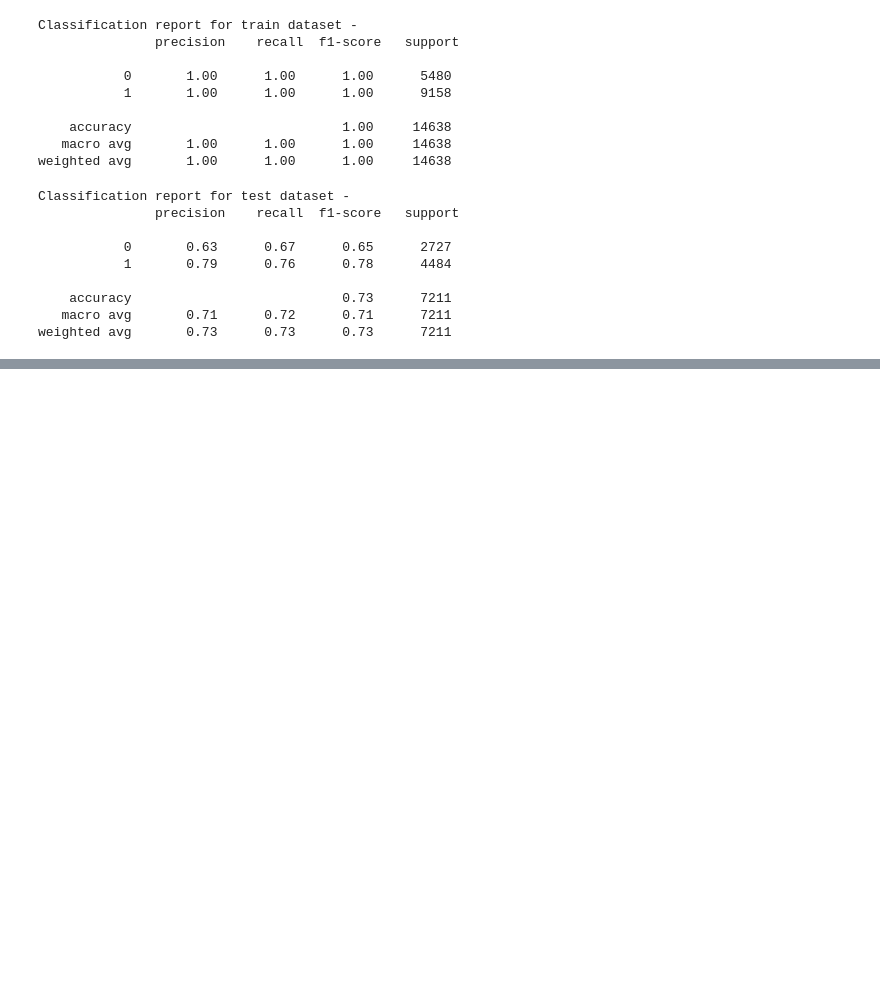
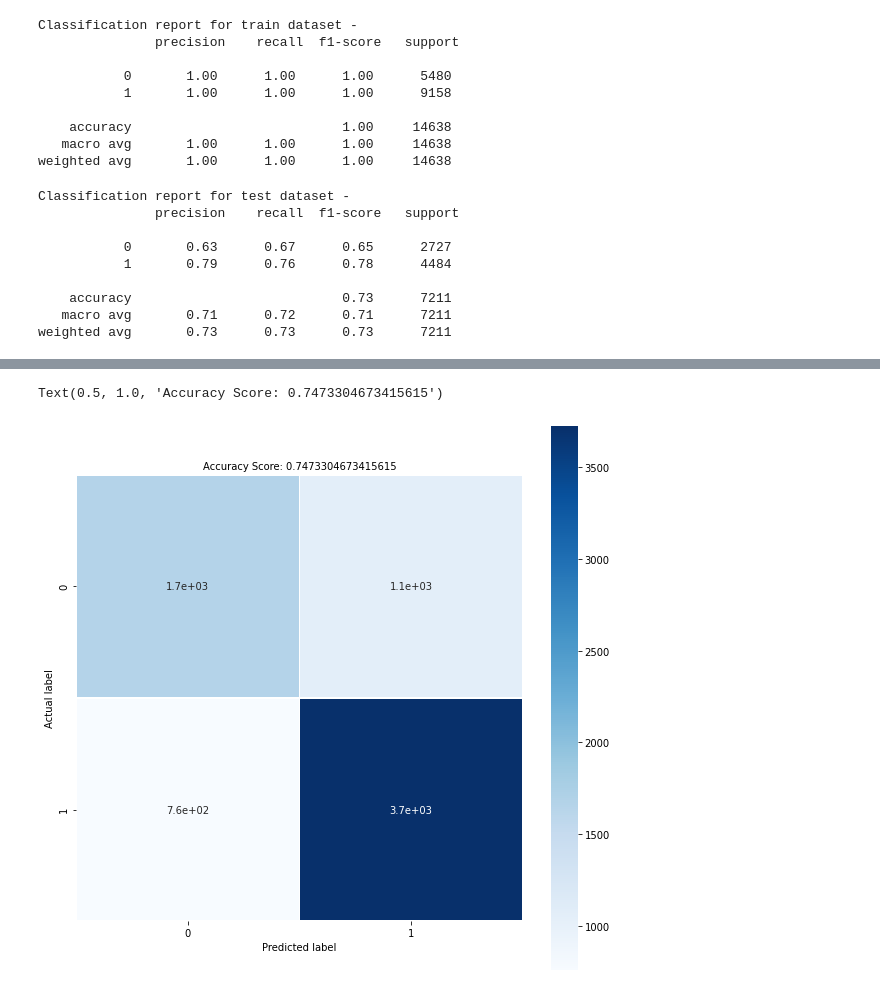
Before and after one commit to rajbeniwal710/Classification_Models, a Jupyter notebook: Decision_Tree.ipynb, the cells around one changed output, grey strips where cells are left out. Drawn from its saved outputs; the diff is of its cells as text; code cells hidden in the pictures; blank space fills up the shorter version.

```diff
--- a/Decision_Tree.ipynb
+++ b/Decision_Tree.ipynb
@@ -175,0 +186,27 @@ dec_tree = plot_tree(decision_tree=dtree, feature_names = x.columns)
+# %%
+pca = decomposition.PCA()
+# Creating a DecisionTreeClassifier
+dec_tree = DecisionTreeClassifier()
+# %%
+#tranforming the data with PCA.
+#training a Decision Tree Classifier on the data.
+pipe = Pipeline(steps=[('pca', pca),('dec_tree', dec_tree)])
+
+# Creating a list of a sequence of integers from 1 to 30 (the number of features in X + 1)
+n_components = list(range(1,X_train.shape[1]+1,1))
+
+# Creating lists of parameter for Decision Tree Classifier
+criterion = ['gini', 'entropy']
+max_depth = [2,4,6,8,10,12]
+# %%
+# Creating a dictionary of all the parameter options
+# Note that we can access the parameters of steps of a pipeline by using '__’
+parameters = dict(pca__n_components=n_components, dec_tree__criterion=criterion,
+                  dec_tree__max_depth=max_depth)
+
+# Conducting Parameter Optmization With Pipeline
+# Creating a grid search object
+clf_GS = GridSearchCV(pipe, parameters)
+
+# Fitting the grid search
+clf_GS.fit(X_train, y_train)
@@ -175,0 +261,4 @@ dec_tree = plot_tree(decision_tree=dtree, feature_names = x.columns)
+# %%
+# Predicting the values of test data
+y_pred = clf_GS.predict(X_test)
+print("Classification report for test dataset - \n", classification_report(y_test,y_pred))
@@ -175,0 +275,11 @@ dec_tree = plot_tree(decision_tree=dtree, feature_names = x.columns)
+# %%
+cm = confusion_matrix(y_test, y_pred)
+plt.figure(figsize=(10,10))
+sns.heatmap(data=cm,linewidths=.8, annot=True,square = True,  cmap = 'Blues')
+plt.ylabel('Actual label')
+plt.xlabel('Predicted label')
+all_sample_title = 'Accuracy Score: {0}'.format(clf_GS.score(X_test, y_test))
+plt.title(all_sample_title, size = 10)
+# %% [output]
+Text(0.5, 1.0, 'Accuracy Score: 0.7473304673415615')
+[figure, added]
```
Also changed, not shown: parts of 9 cells of this notebook.
